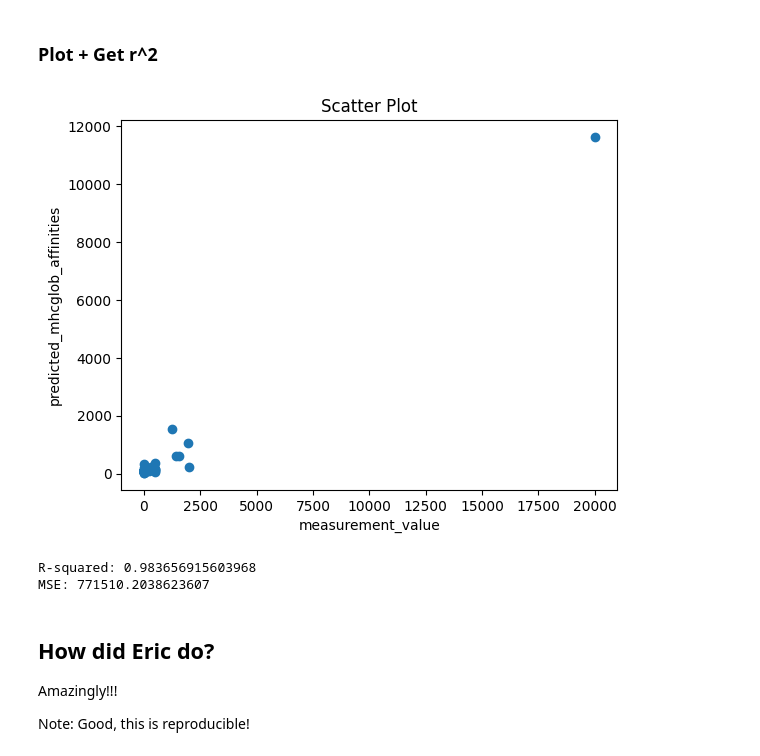
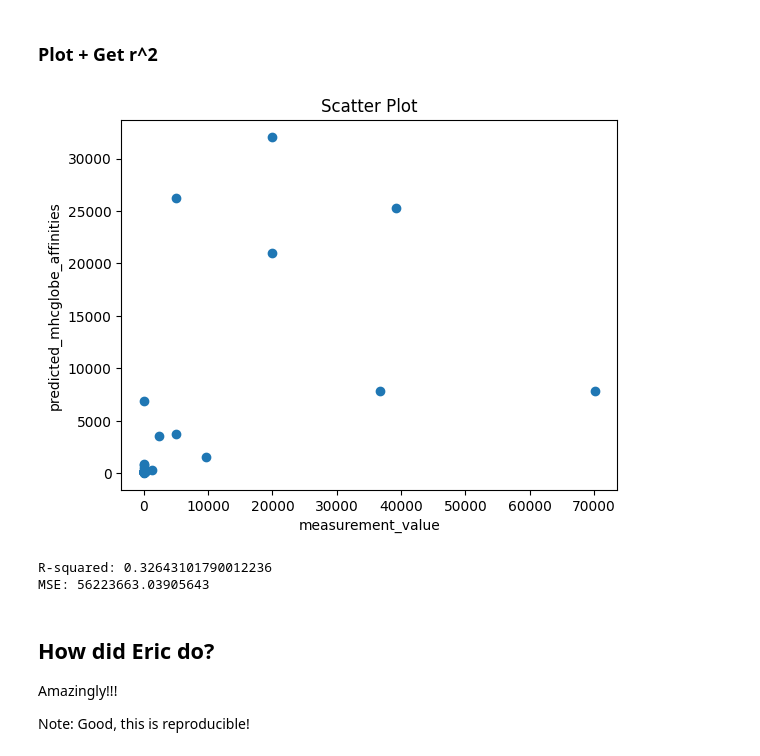
Before and after one commit to prakritipaul/mhcglobe, a Jupyter notebook: prakriti_MHCglobe_code_validation.ipynb, the cells around one changed output. Cells and saved outputs as stored; diff of their text form; code cells hidden in the pictures.

```diff
--- a/prakriti_MHCglobe_code_validation.ipynb
+++ b/prakriti_MHCglobe_code_validation.ipynb
@@ -105,7 +188,7 @@ def get_prediction_df(new_model, X, to_predict):
   mhcglobe_scores = mhcglobe_scores.flatten()
   mhcglobe_affinities = list(map(ba.to_ic50, mhcglobe_scores))
 
-  prediction_dict = {"mhcglobe_scores": mhcglobe_scores, "mhcglobe_affinities": mhcglobe_affinities}
+  prediction_dict = {"mhcglobe_affinities": mhcglobe_affinities, "mhcglobe_scores": mhcglobe_scores}
   prediction_df = pd.DataFrame(prediction_dict)
 
   # Munge to_predict so I can correctly concatenate the columns
@@ -195,0 +283,3 @@ Name: mhcglobe_affinities, Length: 100, dtype: float64
+# %%
+all_affinities = pd.concat([mhcglobe_affinities_df1, mhcglobe_affinities_df2, mhcglobe_affinities_df3], axis=1)
+all_affinities.head(5)
@@ -195,0 +293,3 @@ Name: mhcglobe_affinities, Length: 100, dtype: float64
+# %%
+average_mhcglobe_affinities = all_affinities.mean(axis=1)
+average_mhcglobe_affinities.head(5)
@@ -198,5 +314,5 @@ Name: mhcglobe_affinities, Length: 100, dtype: float64
 # %%
-prediction_df_comparison = example_data
-prediction_df_comparison["predicted_mhcglob_affinities"] = average_mhcglobe_affinities
+prediction_df_comparison = human_pMHC_data_test[["allele", "peptide", "measurement_inequality", "measurement_value"]]
+prediction_df_comparison["predicted_mhcglobe_affinities"] = average_mhcglobe_affinities
 prediction_df_comparison
 # %% [output]
@@ -242,9 +345,9 @@ def make_scatter_plot(df, x_col, y_col):
   plt.title("Scatter Plot")
   plt.show()
 # %%
-make_scatter_plot(prediction_df_comparison, "measurement_value", "predicted_mhcglob_affinities")
+make_scatter_plot(prediction_df_comparison, "measurement_value", "predicted_mhcglobe_affinities")
 # %% [output]
-[figure, old version]
+[figure, new version]
 # %%
 from scipy.stats import linregress
 from sklearn.metrics import mean_squared_error
@@ -254,12 +357,12 @@ def get_r_squared_mse(df, x_col, y_col):
   mse = mean_squared_error(df[x_col], df[y_col])
   return(r_value**2, mse)
 # %%
-my_predictions_r, my_predictions_mse = get_r_squared_mse(prediction_df_comparison, "measurement_value", "predicted_mhcglob_affinities")
+my_predictions_r, my_predictions_mse = get_r_squared_mse(prediction_df_comparison, "measurement_value", "predicted_mhcglobe_affinities")
 print("R-squared:", my_predictions_r)
 print("MSE:", my_predictions_mse)
 # %% [output]
-R-squared: 0.983656915603968
-MSE: 771510.2038623607
+R-squared: 0.32643101790012236
+MSE: 56223663.03905643
 # %% [markdown]
 ## How did Eric do?
 Amazingly!!!
```
Also changed, not shown: parts of 29 cells of this notebook.
